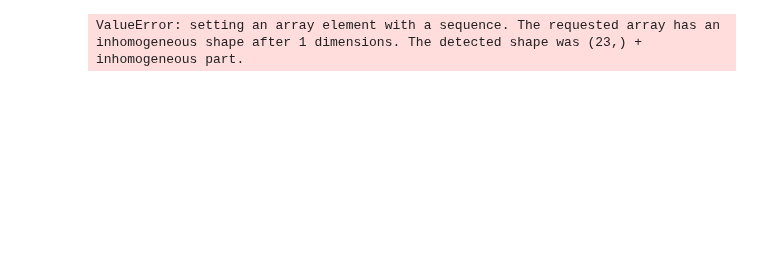
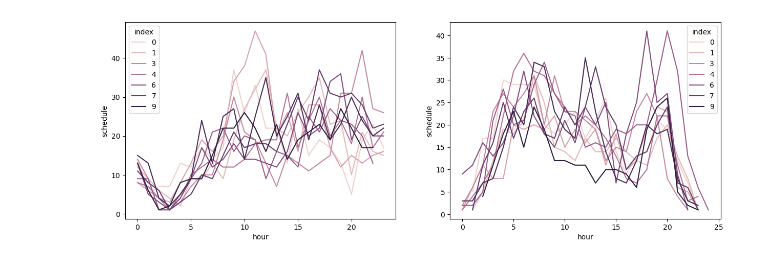
Before and after one commit to Xuan-1998/UAM_system_optimization, a Jupyter notebook: DemandUncertainty/test.ipynb, the cells around one changed output. Drawn from its saved outputs; the diff is of its cells as text; code cells hidden in the pictures; blank space fills up the shorter version.

```diff
--- a/DemandUncertainty/test.ipynb
+++ b/DemandUncertainty/test.ipynb
@@ -13,4 +0,0 @@ specificn, specificu, specificc = convert2df(output_file)
-# %%
-schedule.get_one_day(3, 2, 0.6)
-# %% [output]
-ValueError: setting an array element with a sequence. The requested array has an inhomogeneous shape after 1 dimensions. The detected shape was (23,) + inhomogeneous part.
@@ -16,0 +8,26 @@ ValueError: setting an array element with a sequence. The requested array has an
+# %%
+schedule = ard.UAM_Schedule('/LAX_ind.csv', '/T_F41SCHEDULE_B43.csv')
+month = 3
+day = 2
+alpha = 0.6
+empty = pd.DataFrame()
+for i in range(10):
+    one_day = schedule.get_one_day(month, day, alpha)
+    one_day['index'] = i
+    empty = pd.concat([empty, one_day])
+# %%
+empty['hour'] = empty['schedule']//60
+all = empty.groupby(['hour','od','index']).count().reset_index()
+import seaborn as sns
+
+all1 = all[all['od'] == 'LAX_DTLA']
+all2 = all[all['od'] == 'DTLA_LAX']
+import matplotlib.pyplot as plt
+fig, ax = plt.subplots(nrows=1, ncols=2, figsize=(15, 5))
+
+sns.lineplot(data=all1, x='hour', y='schedule', hue='index', ax=ax[0])
+sns.lineplot(data=all2, x='hour', y='schedule', hue='index', ax=ax[1])
+
+plt.show()
+# %% [output]
+[figure, added]
```
Also changed, not shown: parts of 8 cells of this notebook, 4 other files.
